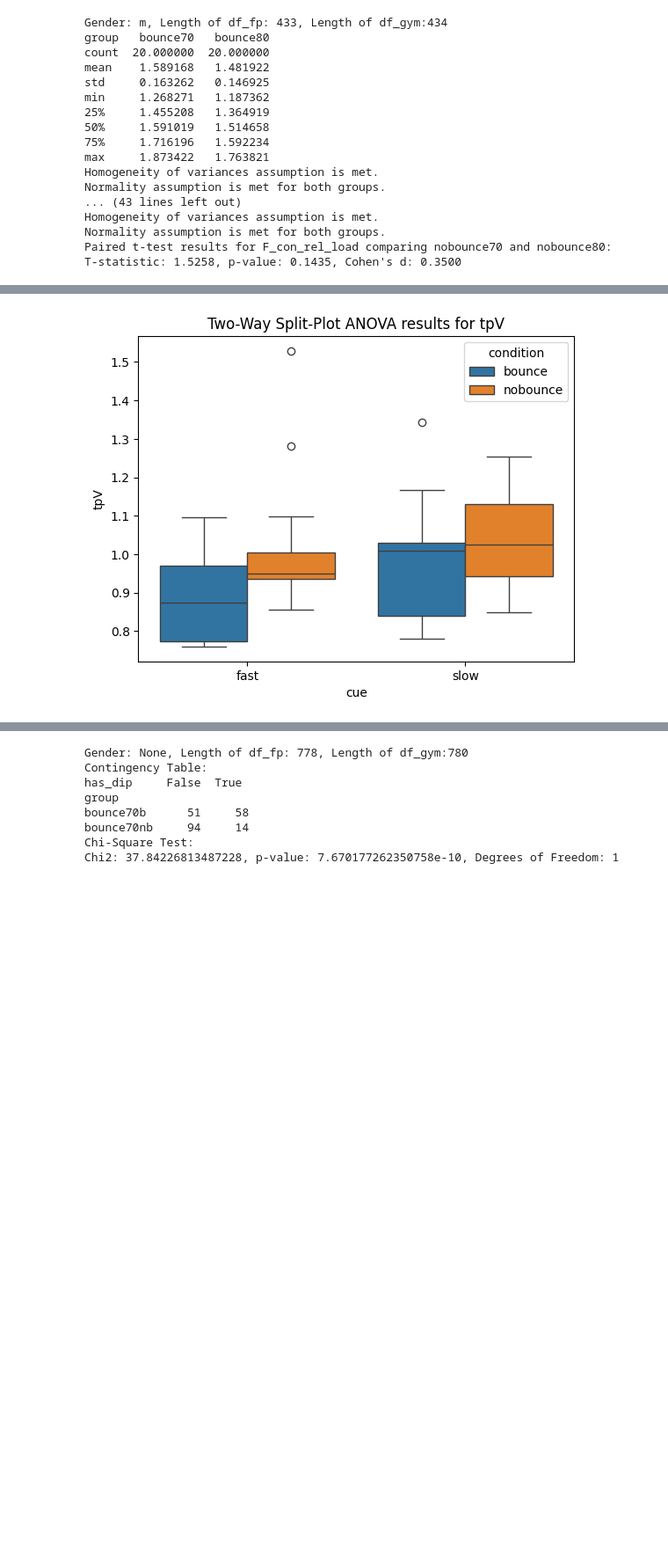
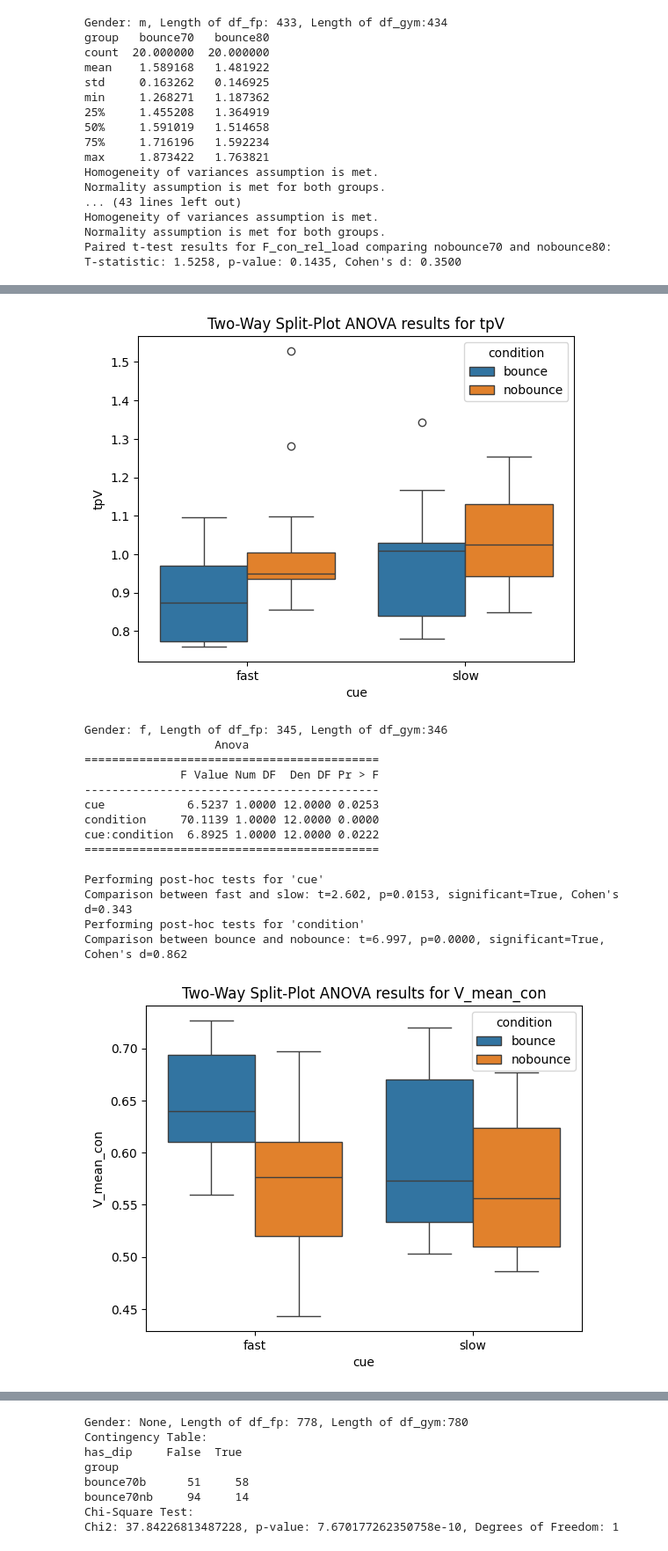
Before and after one commit to loieboi/BounceInsight, a Jupyter notebook: stat.ipynb, the cells around one changed output, grey strips where cells are left out. Shown at 88% size. Cells and saved outputs as stored; diff of their text form; code cells hidden in the pictures; blank space fills up the shorter version.

```diff
--- a/stat.ipynb
+++ b/stat.ipynb
@@ -465,6 +481,7 @@ insight.run_statistics(analysis_type='anova', metric='t_ecc', df_type='fp', gend
 insight.run_statistics(analysis_type='anova', metric='V_mean_ecc', df_type='gym', gender = 'f')
 insight.run_statistics(analysis_type='anova', metric='lD_m', df_type='gym', gender = 'f')
 insight.run_statistics(analysis_type='anova', metric='tpV', df_type='gym', gender = 'f')
+insight.run_statistics(analysis_type='anova', metric='V_mean_con', df_type='gym', gender='f')
 # %% [output]
 Gender: f, Length of df_fp: 345, Length of df_gym:346
                    Anova
@@ -499,33 +516,48 @@ Comparison between bounce and nobounce: t=6.117, p=0.0000, significant=True, Coh
 Gender: f, Length of df_fp: 345, Length of df_gym:346
                    Anova
 ===========================================
               F Value Num DF  Den DF Pr > F
 -------------------------------------------
 cue            5.4976 1.0000 12.0000 0.0371
 condition      6.0898 1.0000 12.0000 0.0296
 cue:condition  0.0884 1.0000 12.0000 0.7713
 ===========================================
 
 Performing post-hoc tests for 'cue'
 Comparison between fast and slow: t=-1.873, p=0.0728, significant=False, Cohen's d=-0.102
 Performing post-hoc tests for 'condition'
 Comparison between bounce and nobounce: t=2.998, p=0.0061, significant=True, Cohen's d=0.254
 [figure]
 Gender: f, Length of df_fp: 345, Length of df_gym:346
                    Anova
 ===========================================
               F Value Num DF  Den DF Pr > F
 -------------------------------------------
 cue           10.3170 1.0000 12.0000 0.0075
 condition     21.5259 1.0000 12.0000 0.0006
 cue:condition  3.6437 1.0000 12.0000 0.0805
 ===========================================
 
 Performing post-hoc tests for 'cue'
 Comparison between fast and slow: t=-2.644, p=0.0140, significant=True, Cohen's d=-0.351
 Performing post-hoc tests for 'condition'
 Comparison between bounce and nobounce: t=-4.163, p=0.0003, significant=True, Cohen's d=-0.596
 [figure]
+Gender: f, Length of df_fp: 345, Length of df_gym:346
+                   Anova
+===========================================
+              F Value Num DF  Den DF Pr > F
+-------------------------------------------
+cue            6.5237 1.0000 12.0000 0.0253
+condition     70.1139 1.0000 12.0000 0.0000
+cue:condition  6.8925 1.0000 12.0000 0.0222
+===========================================
+
+Performing post-hoc tests for 'cue'
+Comparison between fast and slow: t=2.602, p=0.0153, significant=True, Cohen's d=0.343
+Performing post-hoc tests for 'condition'
+Comparison between bounce and nobounce: t=6.997, p=0.0000, significant=True, Cohen's d=0.862
+[figure, added]
 # %%
 insight.run_statistics(analysis_type='anova', metric='t_ecc', df_type='fp', gender = 'm')
 insight.run_statistics(analysis_type='anova', metric='V_mean_ecc', df_type='gym', gender = 'm')
```
Also changed, not shown: parts of 2 cells of this notebook.
